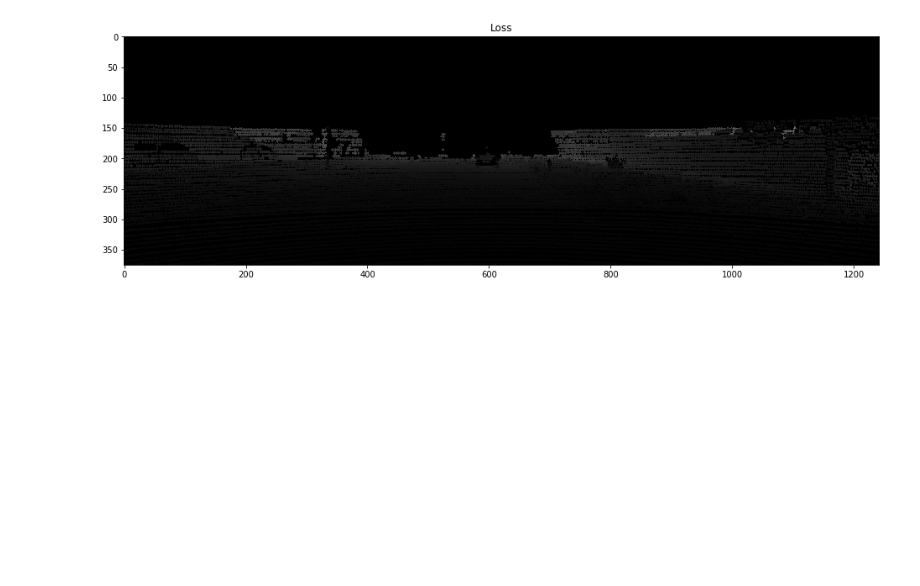
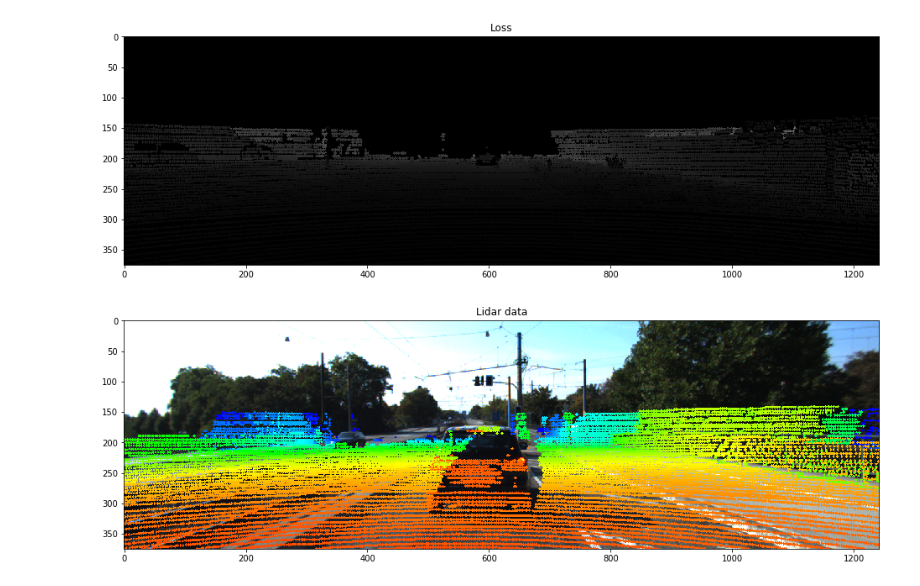
Before and after one commit to wildcat5566/mergedepth, a Jupyter notebook: lidar_gt_loss_demo.ipynb, the cells around one changed output. Cells and saved outputs as stored; diff of their text form; code cells hidden in the pictures; blank space fills up the shorter version.

```diff
--- a/lidar_gt_loss_demo.ipynb
+++ b/lidar_gt_loss_demo.ipynb
@@ -92,0 +47,46 @@ print(round(loss / pt, 4))
+# %%
+#Only preserve lidar points within frame
+def crop_lidar(image_path, velo_path, v2c_filepath, c2c_filepath, frame_id, save_path=None):
+    v_fov, h_fov = (-24.9, 2.0), (-90, 90)
+    velo = Kitti(frame=frame_id, velo_path=velo_path)
+    frame = velo.velo_file
+
+    res = Kitti_util(frame=frame_id, camera_path=image_path, velo_path=velo_path, \
+                v2c_path=v2c_filepath, c2c_path=c2c_filepath)
+
+    img, points, depths = res.velo_projection_frame(v_fov=v_fov, h_fov=h_fov)
+
+    dots = np.zeros((img.shape[0], img.shape[1]))
+    for i in range(points.shape[1]):
+        x_index = np.int32(points[0][i])
+        y_index = np.int32(points[1][i])
+        if (0 <= y_index < img.shape[0] and 0 <= x_index < img.shape[1]): #crop range within view
+            dots[y_index, x_index] = depths[i]
+
+    return img, np.asarray(dots)
+
+def show_lidar(img, dots):
+    canvas = img.copy()
+    canvas = cv2.cvtColor(img, cv2.COLOR_BGR2HSV)
+    #canvas = img.copy()*0
+    for i in range(dots.shape[0]):
+        for j in range(dots.shape[1]):
+            if dots[i][j]:
+                cv2.circle(canvas, (j,i), 2, (int(dots[i][j]),255,255),-1)
+
+    canvas = cv2.cvtColor(canvas, cv2.COLOR_HSV2RGB)
+    plt.subplots(1,1, figsize = (18,5)) #13,3
+    plt.title('Lidar data')
+    plt.imshow(canvas)
+
+train_dir = '/data/KITTI/KITTI_RAW/2011_09_26/2011_09_26_drive_0101_sync/'
+velo_path = train_dir + 'velodyne_points/data/'
+image_path = train_dir + 'image_03/data'
+
+v2c_filepath = '/data/KITTI/KITTI_RAW/2011_09_26/calib_velo_to_cam.txt'
+c2c_filepath = '/data/KITTI/KITTI_RAW/2011_09_26/calib_cam_to_cam.txt'
+
+image,dots=crop_lidar(image_path,velo_path,v2c_filepath,c2c_filepath, frame_id=57)
+show_lidar(image,dots)
+# %% [output]
+[figure, added]
```
Also changed, not shown: parts of 3 cells of this notebook, 5 other files.
